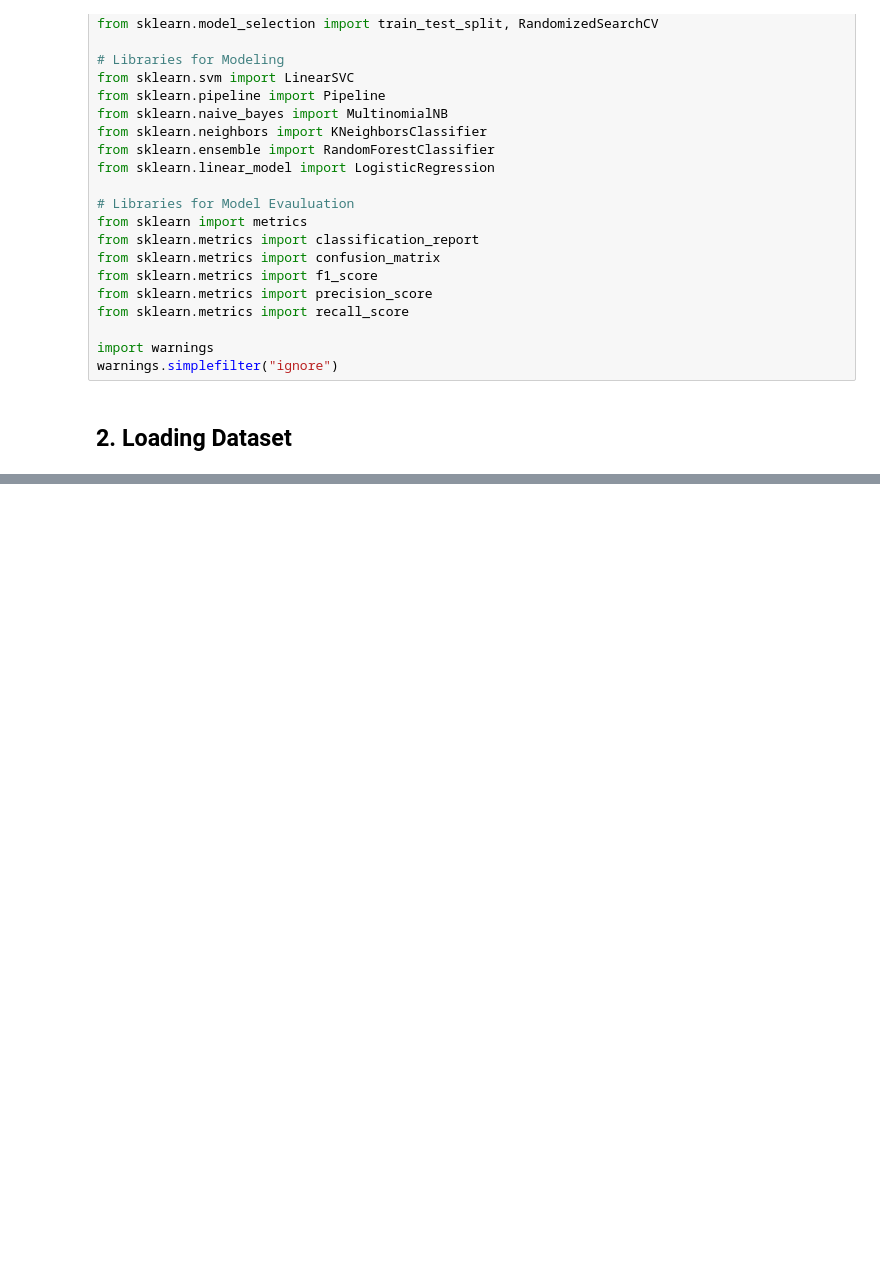
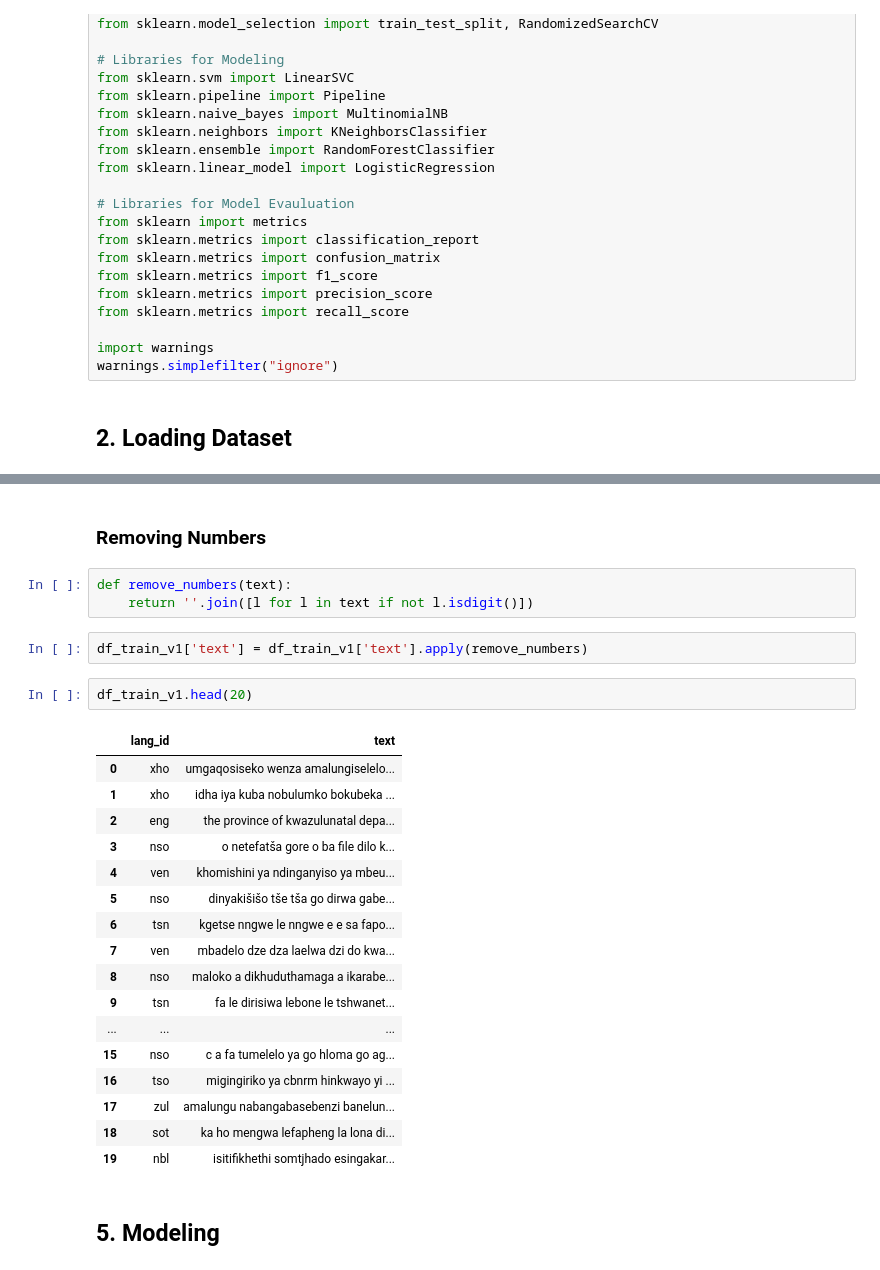
Before and after one commit to Ubasinachi-Eleonu/Advanced-Classification-Hackathon, a Jupyter notebook: Advanced Classification Hackathon Notebook.ipynb, the cells around one changed output, grey strips where cells are left out. Drawn from its saved outputs; the diff is of its cells as text; blank space fills up the shorter version.

```diff
--- a/Advanced Classification Hackathon Notebook.ipynb
+++ b/Advanced Classification Hackathon Notebook.ipynb
@@ -92,0 +280,29 @@ warnings.simplefilter("ignore")
+# %% [markdown]
+### Removing Numbers
+# %%
+def remove_numbers(text):
+    return ''.join([l for l in text if not l.isdigit()])
+# %%
+df_train_v1['text'] = df_train_v1['text'].apply(remove_numbers)
+# %%
+df_train_v1.head(20)
+# %% [output]
+|  | lang_id | text |
+| 0 | xho | umgaqosiseko wenza amalungiselelo... |
+| 1 | xho | idha iya kuba nobulumko bokubeka ... |
+| 2 | eng | the province of kwazulunatal depa... |
+| 3 | nso | o netefatša gore o ba file dilo k... |
+| 4 | ven | khomishini ya ndinganyiso ya mbeu... |
+| 5 | nso | dinyakišišo tše tša go dirwa gabe... |
+| 6 | tsn | kgetse nngwe le nngwe e e sa fapo... |
+| 7 | ven | mbadelo dze dza laelwa dzi do kwa... |
+| 8 | nso | maloko a dikhuduthamaga a ikarabe... |
+| 9 | tsn | fa le dirisiwa lebone le tshwanet... |
+| ... | ... | ... |
+| 15 | nso | c a fa tumelelo ya go hloma go ag... |
+| 16 | tso | migingiriko ya cbnrm hinkwayo yi ... |
+| 17 | zul | amalungu nabangabasebenzi banelun... |
+| 18 | sot | ka ho mengwa lefapheng la lona di... |
+| 19 | nbl | isitifikhethi somtjhado esingakar... |
+# %% [markdown]
+## 5. Modeling
```
Also changed, not shown: parts of 45 cells of this notebook.
